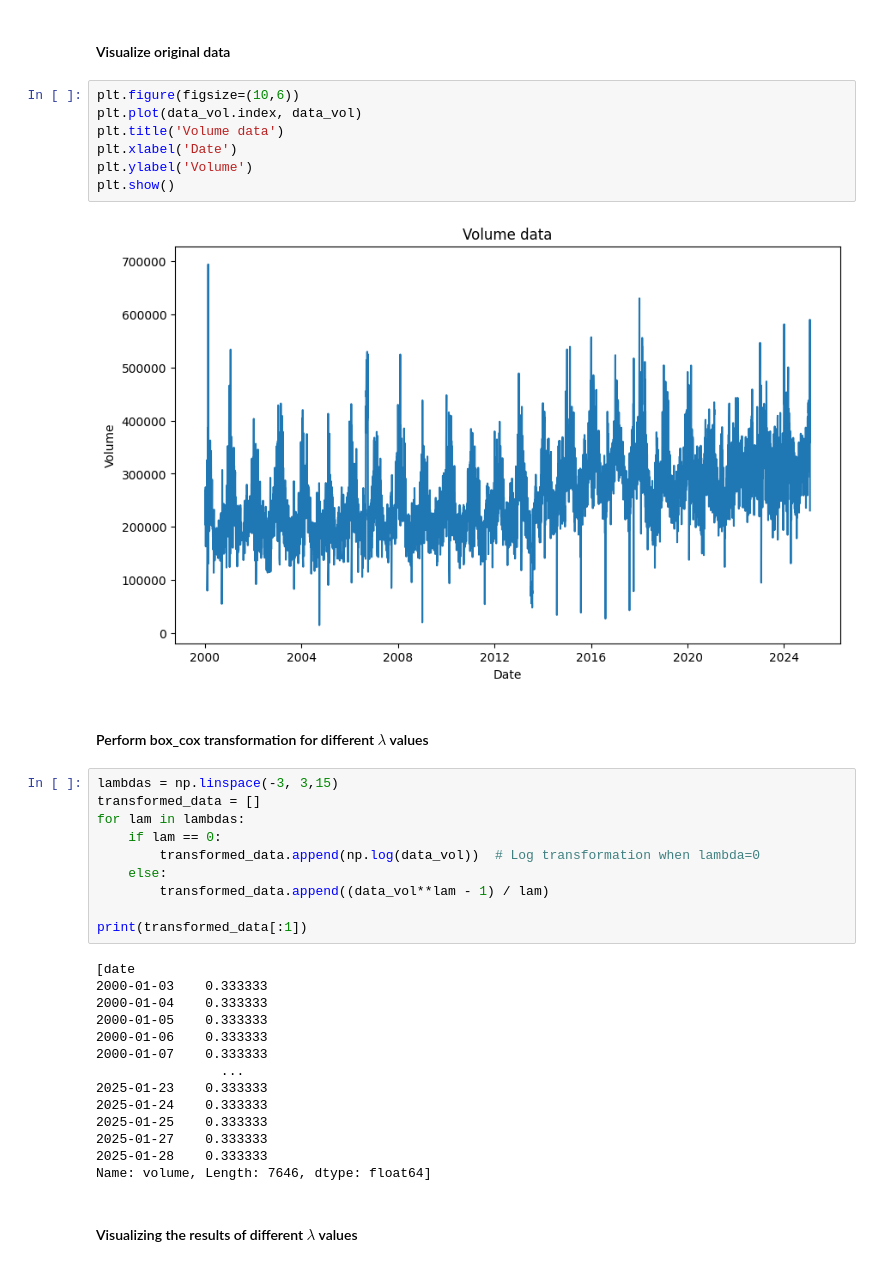
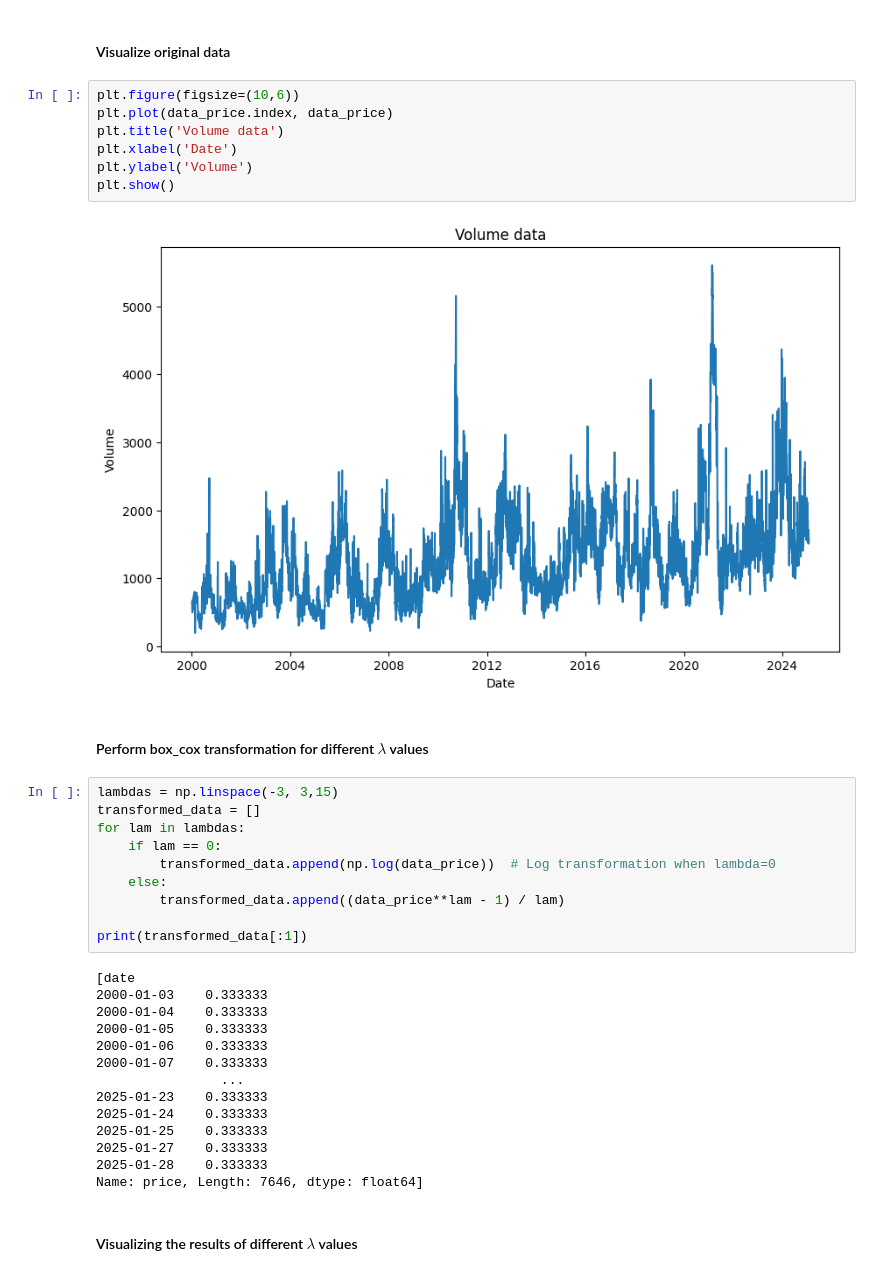
Before and after one commit to sineru-dina/Data_Preprocessing, a Jupyter notebook: box_cox/Box_Cox Transformation.ipynb, the cells around one changed output. Cells and saved outputs as stored; diff of their text form.

```diff
--- a/box_cox/Box_Cox Transformation.ipynb
+++ b/box_cox/Box_Cox Transformation.ipynb
@@ -42,13 +48,13 @@ FileNotFoundError: [Errno 2] No such file or directory: 'e:\\Modeling\\Learnings
 #### Visualize original data
 # %%
 plt.figure(figsize=(10,6))
-plt.plot(data_vol.index, data_vol)
+plt.plot(data_price.index, data_price)
 plt.title('Volume data')
 plt.xlabel('Date')
 plt.ylabel('Volume')
 plt.show()
 # %% [output]
-[figure, old version]
+[figure, new version]
 # %% [markdown]
 #### Perform box_cox transformation for different $\lambda$ values
 # %%
@@ -56,9 +62,9 @@ lambdas = np.linspace(-3, 3,15)
 transformed_data = []
 for lam in lambdas:
     if lam == 0:
-        transformed_data.append(np.log(data_vol))  # Log transformation when lambda=0
+        transformed_data.append(np.log(data_price))  # Log transformation when lambda=0
     else:
-        transformed_data.append((data_vol**lam - 1) / lam)
+        transformed_data.append((data_price**lam - 1) / lam)
 
 print(transformed_data[:1])
 # %% [output]
@@ -74,7 +80,7 @@ print(transformed_data[:1])
 2025-01-25    0.333333
 2025-01-27    0.333333
 2025-01-28    0.333333
-Name: volume, Length: 7646, dtype: float64]
+Name: price, Length: 7646, dtype: float64]
 # %% [markdown]
 #### Visualizing the results of different $\lambda$ values
 # %%
```
Also changed, not shown: parts of 4 cells of this notebook.
